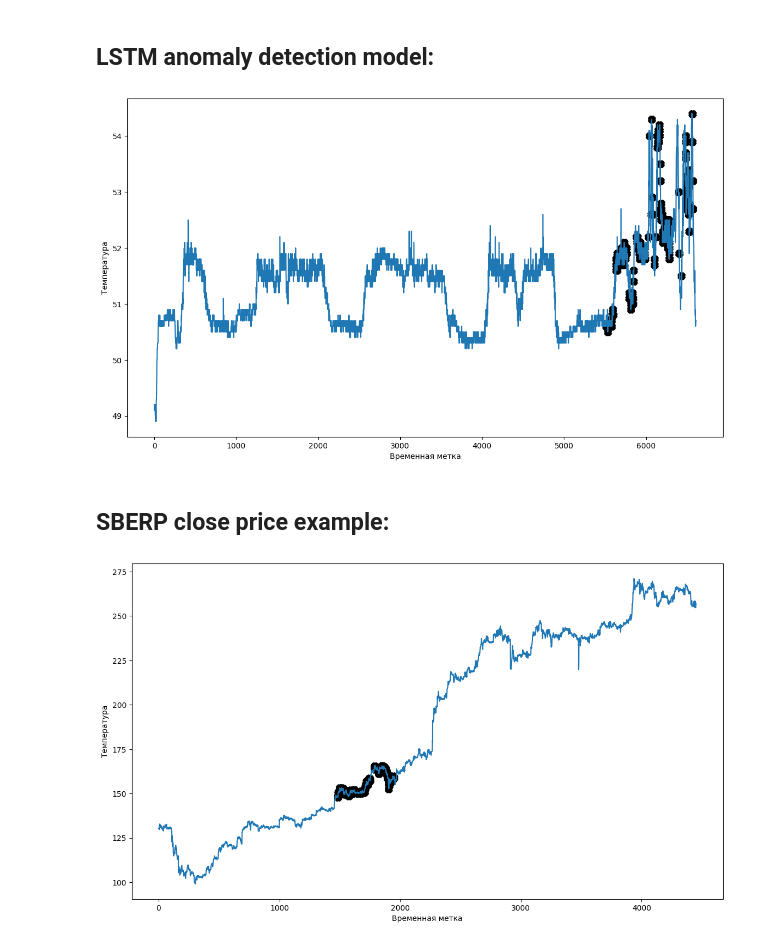
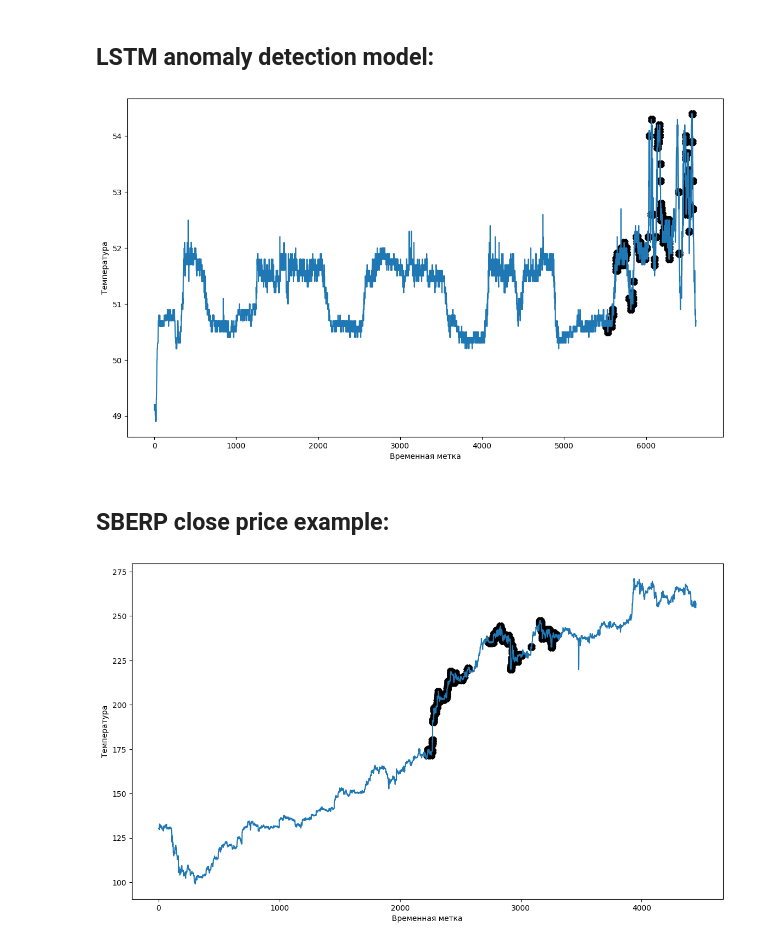
Before and after one commit to DefaultMaxim/anomaly-detection, a Jupyter notebook: example.ipynb, the cells around one changed output. Cells and saved outputs as stored; diff of their text form; code cells hidden in the pictures.

```diff
--- a/example.ipynb
+++ b/example.ipynb
@@ -85,15 +85,18 @@ utils.anomalies_plot(data=data.iloc[:, 1],
 # %% [markdown]
 ## LSTM anomaly detection model:
 # %%
+data = pd.read_csv('data/Data.csv', sep=';')
+data = pd.DataFrame(data[['Time', 'x013']])
+
 model = models.ModelLSTM(1, 2, 1)
 
 anomaly_lstm = models.AnomalyLSTM(nn_model=model,
                                   data=data,
                                   thr_model=models.std_model,
-                                  num_epochs=5,
+                                  num_epochs=8,
                                   n_splits=5,
                                   threshold=1.5,
-                                  ratio='abs',
+                                  ratio='div',
                                   plot=False,
                                   all_outputs=False,
                                   show_print=False)
@@ -103,24 +106,24 @@ anomalies = anomaly_lstm.anomalies
 utils.anomalies_plot(data=data.iloc[:, 1],
                      anomalies=anomalies)
 # %% [output]
-[figure, old version]
+[figure, new version]
 # %% [markdown]
 ## SBERP close price example:
 # %%
 data = pd.read_csv('data/close_portfolio.csv')
 
 data.columns = ['Time', 'SBERP']
 
 an = models.AnomalyLSTM(data=data,
                         nn_model=models.ModelLSTM(1, 1, 1),
-                        n_splits=8,
+                        n_splits=3,
                         num_epochs=15,
                         threshold=0.5,
                         all_outputs=True,
                         plot=False,
                         show_print=False)
 
 utils.anomalies_plot(data=data.iloc[:, 1],
                      anomalies=an.anomalies)
 # %% [output]
-[figure, old version]
+[figure, new version]
```
Also changed, not shown: 1 other file.
